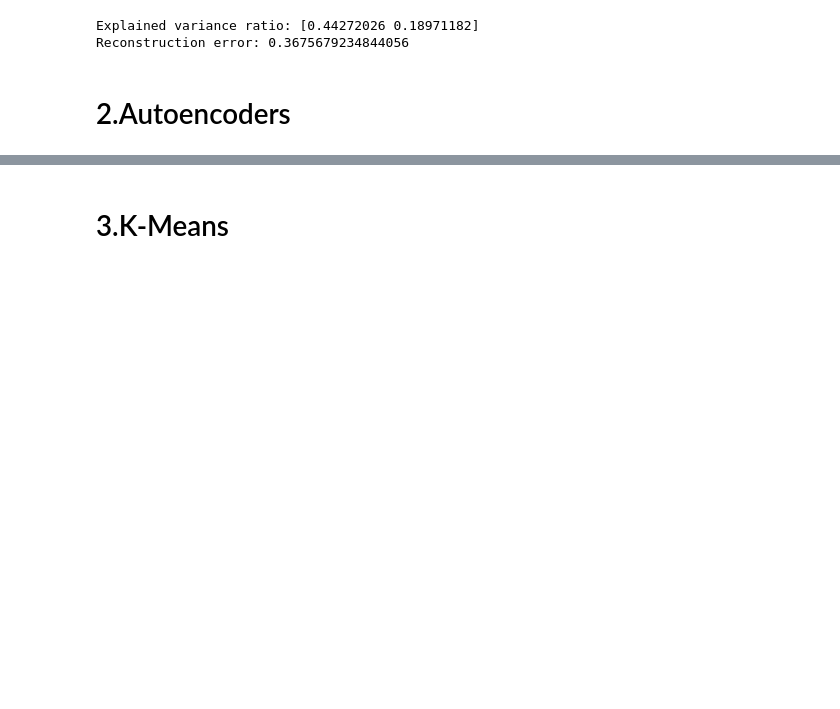
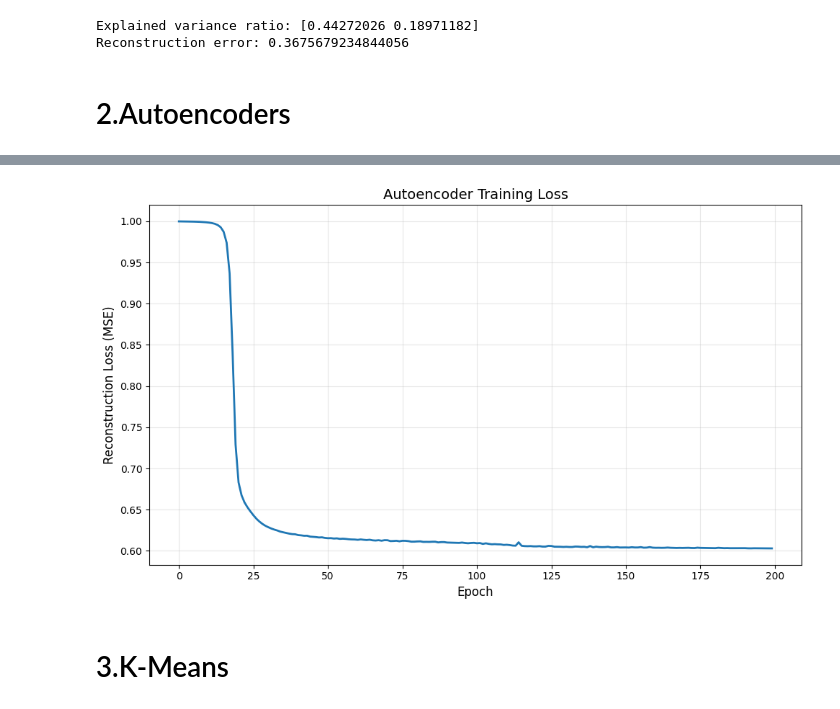
Before and after one commit to mirollawa2l/Unsupervised-Learning, a Jupyter notebook: Implementation.ipynb, the cells around one changed output, grey strips where cells are left out. Drawn from its saved outputs; the diff is of its cells as text; code cells hidden in the pictures; blank space fills up the shorter version.

```diff
--- a/Implementation.ipynb
+++ b/Implementation.ipynb
@@ -367,4 +391,5 @@ layer_sizes = [30, 20, 10, 2, 10, 20, 30]
 ae = Autoencoder(layer_sizes, activation='tanh', lr=0.012, l2=0.001)
 
 ae.train(X_scaled, epochs=200, batch_size=32)
+ae.plot_training_curve()
 # %% [output]
@@ -391,3 +416,4 @@ Epoch 190, Loss: 0.60387
+[figure, added]
 # %% [markdown]
 # 3.K-Means
 # %%
```
Also changed, not shown: parts of 3 cells of this notebook.
